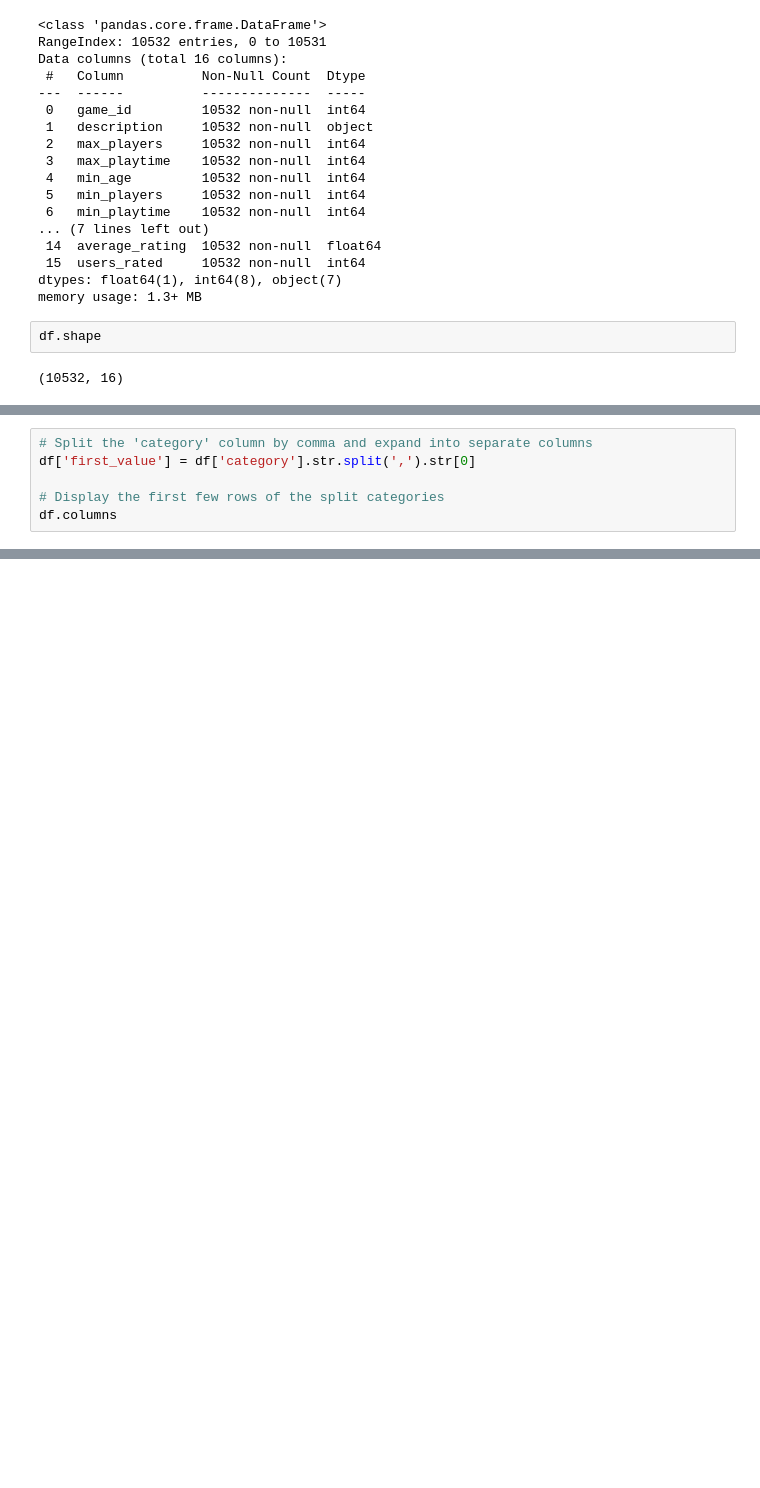
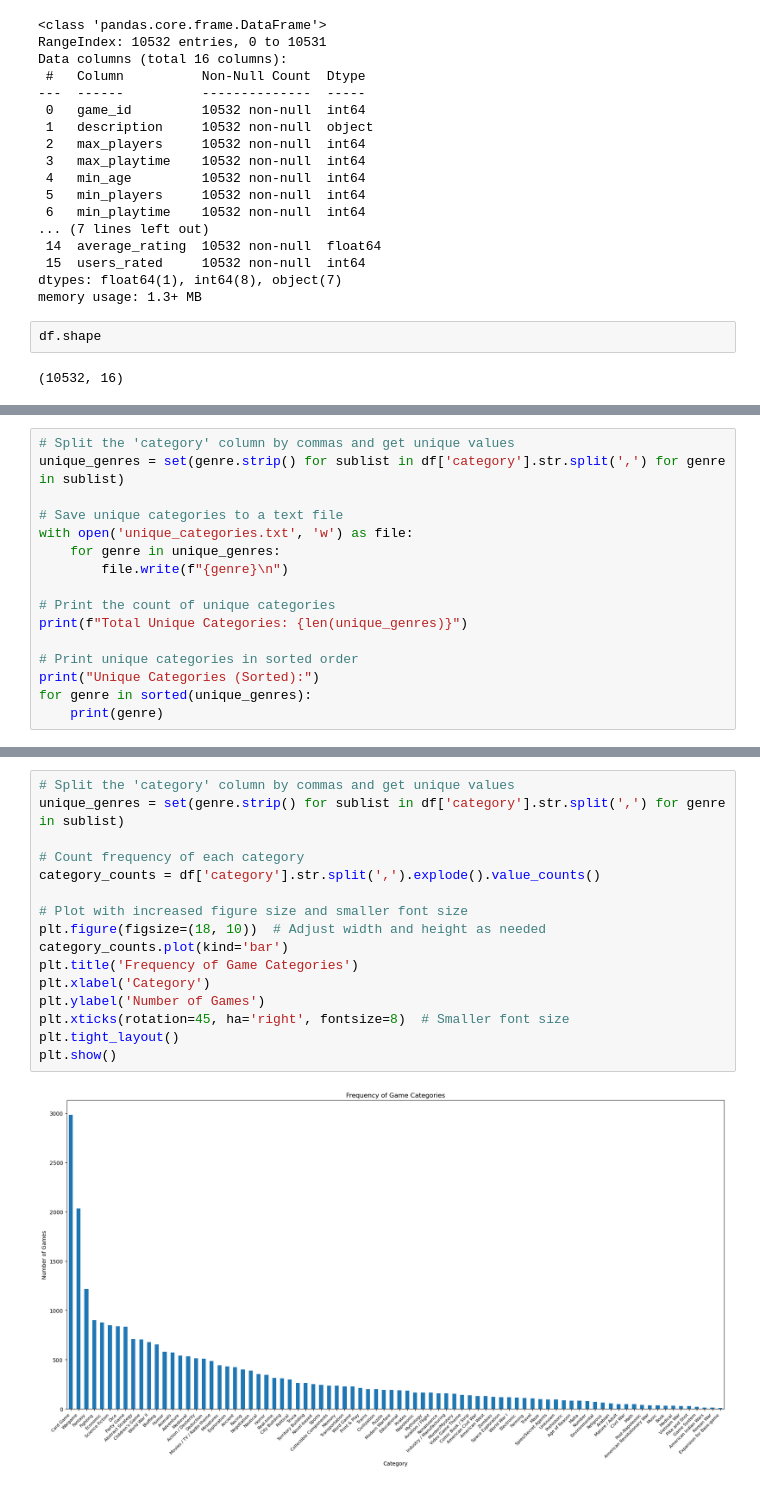
Before and after one commit to GeorgehStalker/project_4group_6, a Jupyter notebook: cleaning.ipynb, the cells around one changed output, grey strips where cells are left out. Saved outputs shown, nothing was run; the diff lists cells and outputs as text; blank space fills up the shorter version.

```diff
--- a/cleaning.ipynb
+++ b/cleaning.ipynb
@@ -163,6 +148,0 @@ Name: category, dtype: object
-# %%
-# Split the 'category' column by comma and expand into separate columns
-df['first_value'] = df['category'].str.split(',').str[0]
-
-# Display the first few rows of the split categories
-df.columns
@@ -198,0 +149,16 @@ Name: category, dtype: object
+# %%
+# Split the 'category' column by commas and get unique values
+unique_genres = set(genre.strip() for sublist in df['category'].str.split(',') for genre in sublist)
+
+# Save unique categories to a text file
+with open('unique_categories.txt', 'w') as file:
+    for genre in unique_genres:
+        file.write(f"{genre}\n")
+
+# Print the count of unique categories
+print(f"Total Unique Categories: {len(unique_genres)}")
+
+# Print unique categories in sorted order
+print("Unique Categories (Sorted):")
+for genre in sorted(unique_genres):
+    print(genre)
@@ -198,0 +219,18 @@ Name: category, dtype: object
+# %%
+# Split the 'category' column by commas and get unique values
+unique_genres = set(genre.strip() for sublist in df['category'].str.split(',') for genre in sublist)
+
+# Count frequency of each category
+category_counts = df['category'].str.split(',').explode().value_counts()
+
+# Plot with increased figure size and smaller font size
+plt.figure(figsize=(18, 10))  # Adjust width and height as needed
+category_counts.plot(kind='bar')
+plt.title('Frequency of Game Categories')
+plt.xlabel('Category')
+plt.ylabel('Number of Games')
+plt.xticks(rotation=45, ha='right', fontsize=8)  # Smaller font size
+plt.tight_layout()
+plt.show()
+# %% [output]
+[figure, added]
```
Also changed, not shown: parts of 11 cells of this notebook.
